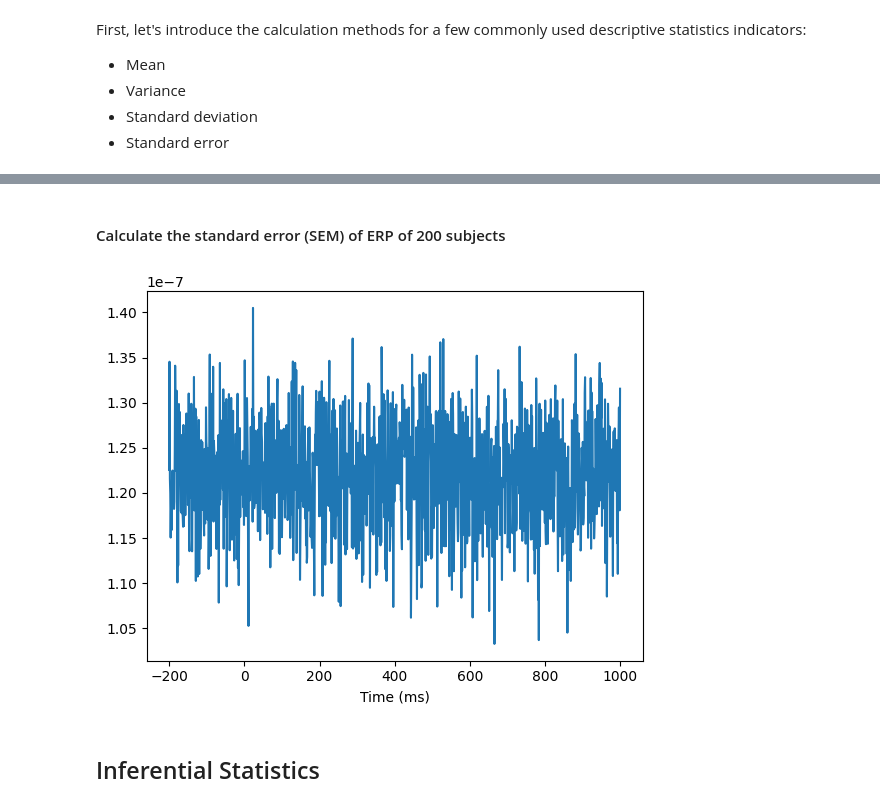
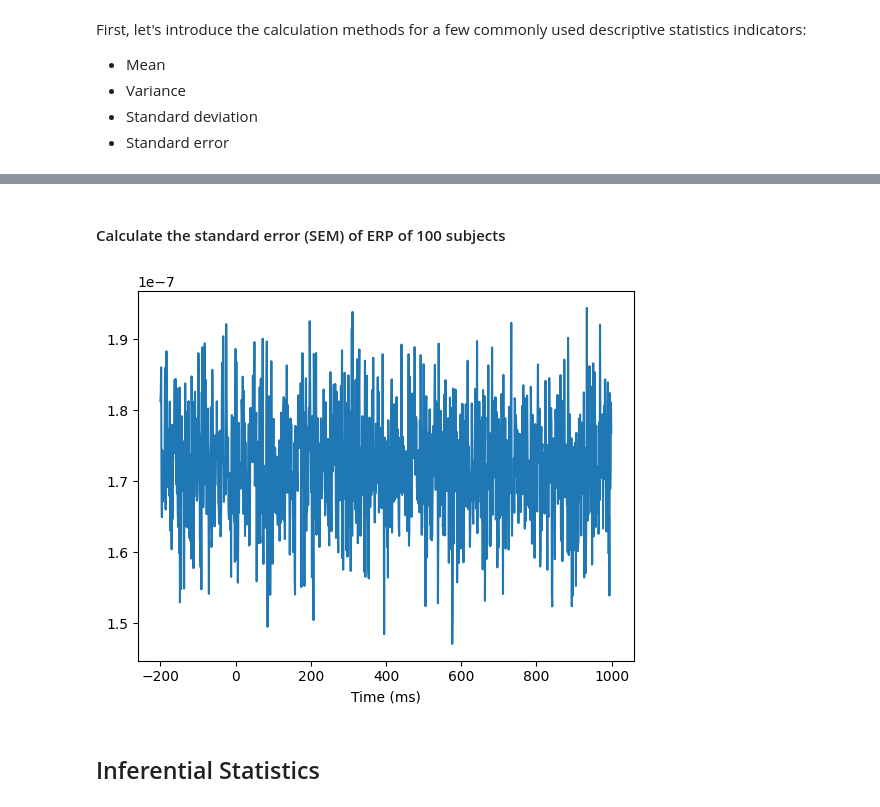
Before and after one commit to ZitongLu1996/Python-EEG-Handbook, a Jupyter notebook: EEG_Python_Handbook_DataOperations.ipynb, the cells around one changed output, grey strips where cells are left out. Drawn from its saved outputs; the diff is of its cells as text; code cells hidden in the pictures.

```diff
--- a/EEG_Python_Handbook_DataOperations.ipynb
+++ b/EEG_Python_Handbook_DataOperations.ipynb
@@ -460,13 +461,13 @@ plt.show()
 # %% [markdown]
-#### Calculate the standard error (SEM) of ERP of 200 subjects
+#### Calculate the standard error (SEM) of ERP of 100 subjects
 # %%
-n_subjects = 200
+n_subjects = 100
 data_sem = np.std(data, axis=0, ddof=0)/np.sqrt(n_subjects)
 plt.plot(times, data_sem)
 plt.xlabel('Time (ms)')
 plt.show()
 # %% [output]
-[figure, old version]
+[figure, new version]
 # %% [markdown]
 ## Inferential Statistics
 # %% [markdown]
```
Also changed, not shown: parts of 66 cells of this notebook, 2 other files.
